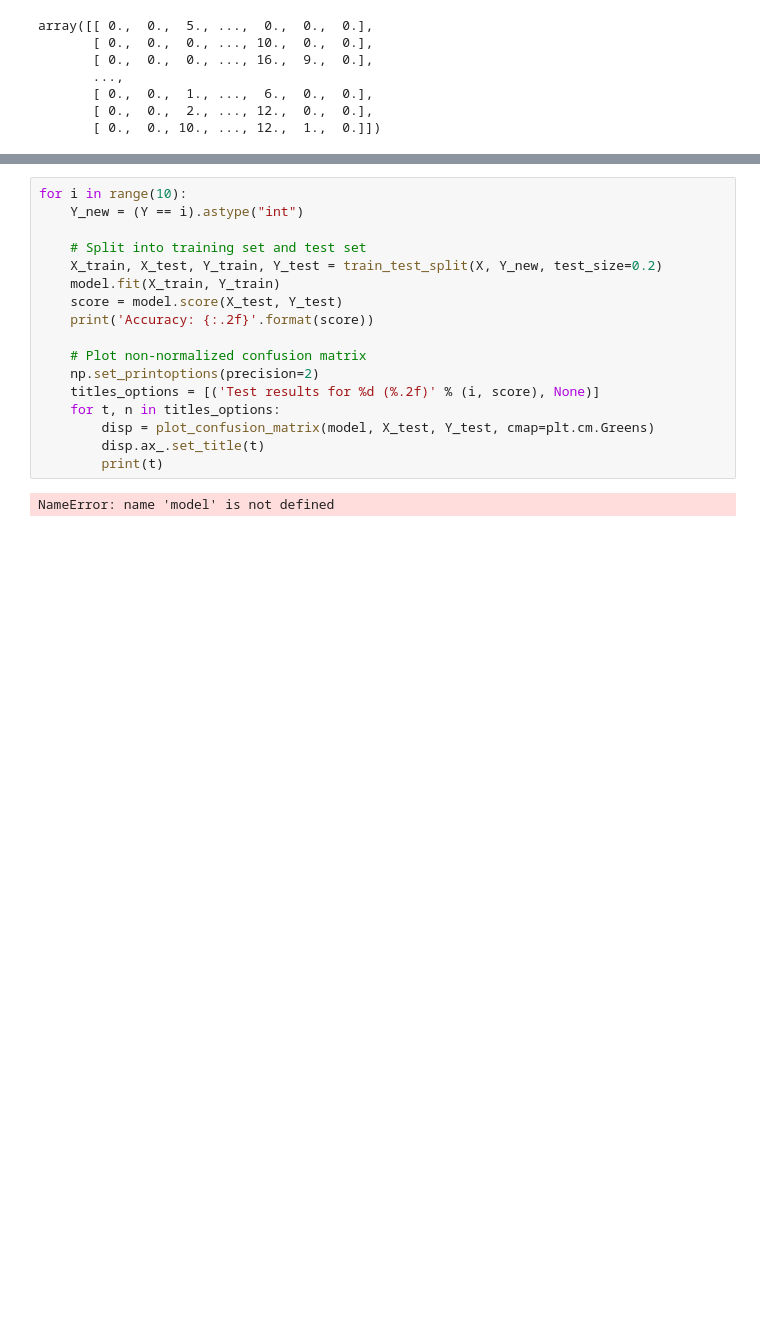
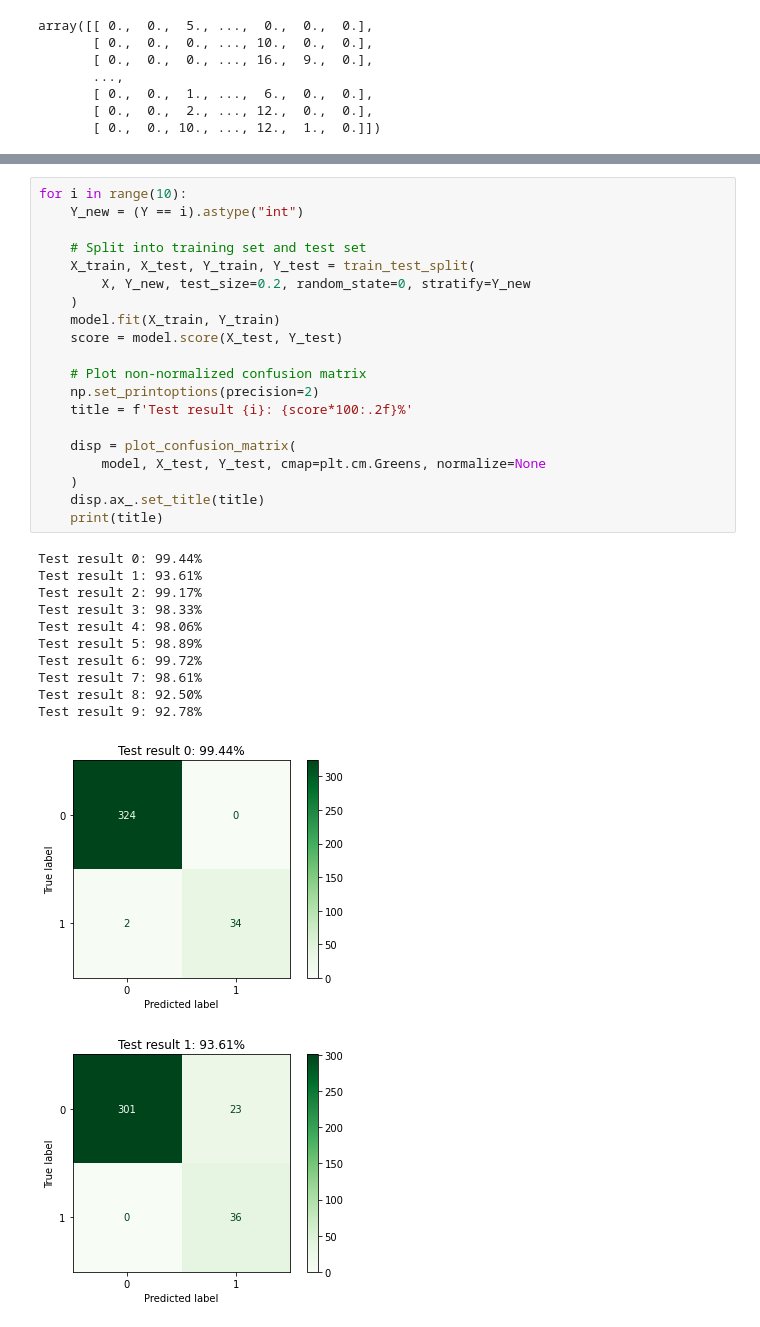
Before and after one commit to truongluan303/CS156-intro-to-artificial-intelligence, a Jupyter notebook: Lab6/assignment6.ipynb, the cells around one changed output, grey strips where cells are left out. Cells and saved outputs as stored; diff of their text form; blank space fills up the shorter version.

```diff
--- a/Lab6/assignment6.ipynb
+++ b/Lab6/assignment6.ipynb
@@ -43,19 +51,33 @@ model = Perceptron(tol=1e-3, random_state=0)
 # %%
 for i in range(10):
     Y_new = (Y == i).astype("int")
 
     # Split into training set and test set
-    X_train, X_test, Y_train, Y_test = train_test_split(X, Y_new, test_size=0.2)
+    X_train, X_test, Y_train, Y_test = train_test_split(
+        X, Y_new, test_size=0.2, random_state=0, stratify=Y_new
+    )
     model.fit(X_train, Y_train)
     score = model.score(X_test, Y_test)
-    print('Accuracy: {:.2f}'.format(score))
 
     # Plot non-normalized confusion matrix
     np.set_printoptions(precision=2)
-    titles_options = [('Test results for %d (%.2f)' % (i, score), None)]
-    for t, n in titles_options:
-        disp = plot_confusion_matrix(model, X_test, Y_test, cmap=plt.cm.Greens)
-        disp.ax_.set_title(t)
-        print(t)
+    title = f'Test result {i}: {score*100:.2f}%'
+
+    disp = plot_confusion_matrix(
+        model, X_test, Y_test, cmap=plt.cm.Greens, normalize=None
+    )
+    disp.ax_.set_title(title)
+    print(title)
 # %% [output]
-NameError: name 'model' is not defined
+Test result 0: 99.44%
+Test result 1: 93.61%
+Test result 2: 99.17%
+Test result 3: 98.33%
+Test result 4: 98.06%
+Test result 5: 98.89%
+Test result 6: 99.72%
+Test result 7: 98.61%
+Test result 8: 92.50%
+Test result 9: 92.78%
+[figure, added]
+[figure, added]
```
Also changed, not shown: parts of 5 cells of this notebook.
